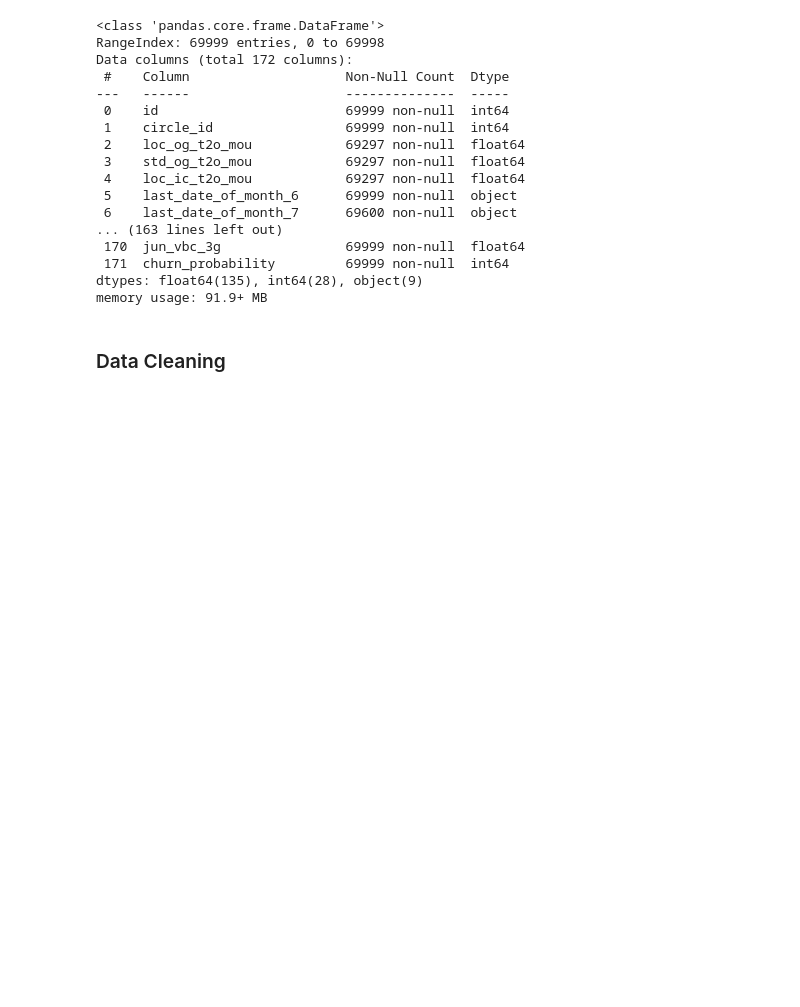
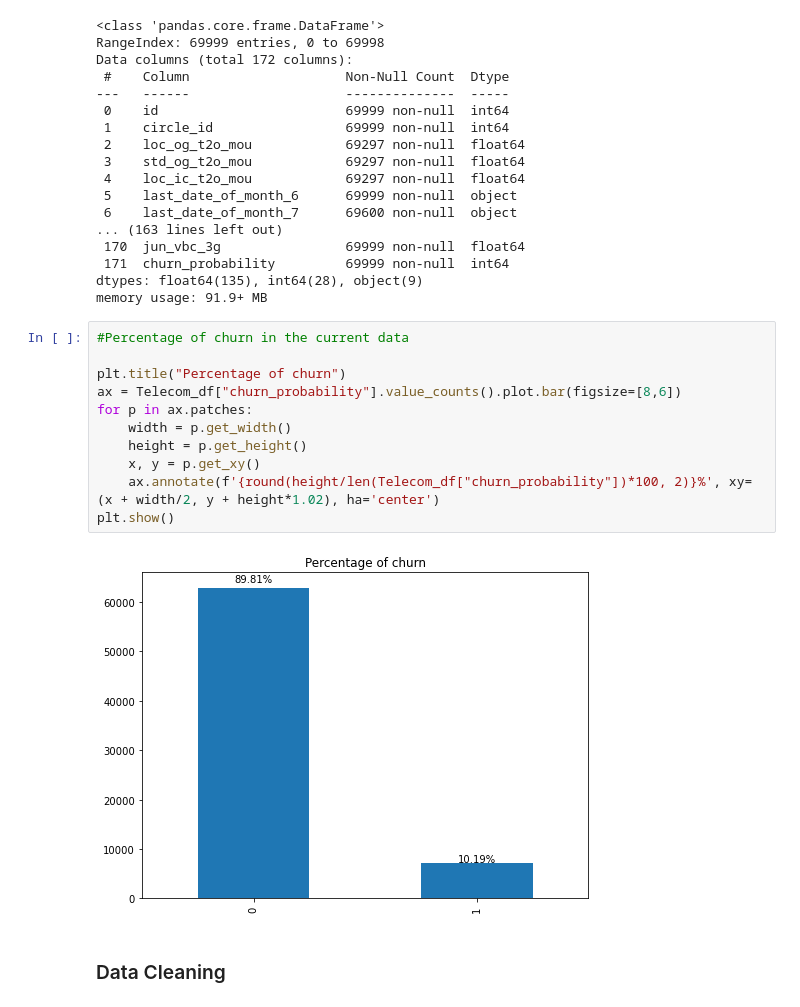
Before and after one commit to vighu0710/TelecomChurnPrediction, a Jupyter notebook: Telecom churn prediction.ipynb, the cells around one changed output. Saved outputs shown, nothing was run; the diff lists cells and outputs as text; blank space fills up the shorter version.

```diff
--- a/Telecom churn prediction.ipynb
+++ b/Telecom churn prediction.ipynb
@@ -49,6 +49,19 @@ Data columns (total 172 columns):
  171  churn_probability         69999 non-null  int64
 dtypes: float64(135), int64(28), object(9)
 memory usage: 91.9+ MB
+# %%
+#Percentage of churn in the current data
+
+plt.title("Percentage of churn")
+ax = Telecom_df["churn_probability"].value_counts().plot.bar(figsize=[8,6])
+for p in ax.patches:
+    width = p.get_width()
+    height = p.get_height()
+    x, y = p.get_xy()
+    ax.annotate(f'{round(height/len(Telecom_df["churn_probability"])*100, 2)}%', xy=(x + width/2, y + height*1.02), ha='center')
+plt.show()
+# %% [output]
+[figure, added]
 # %% [markdown]
 ### Data Cleaning
 # %%
```
Also changed, not shown: parts of 13 cells of this notebook.
